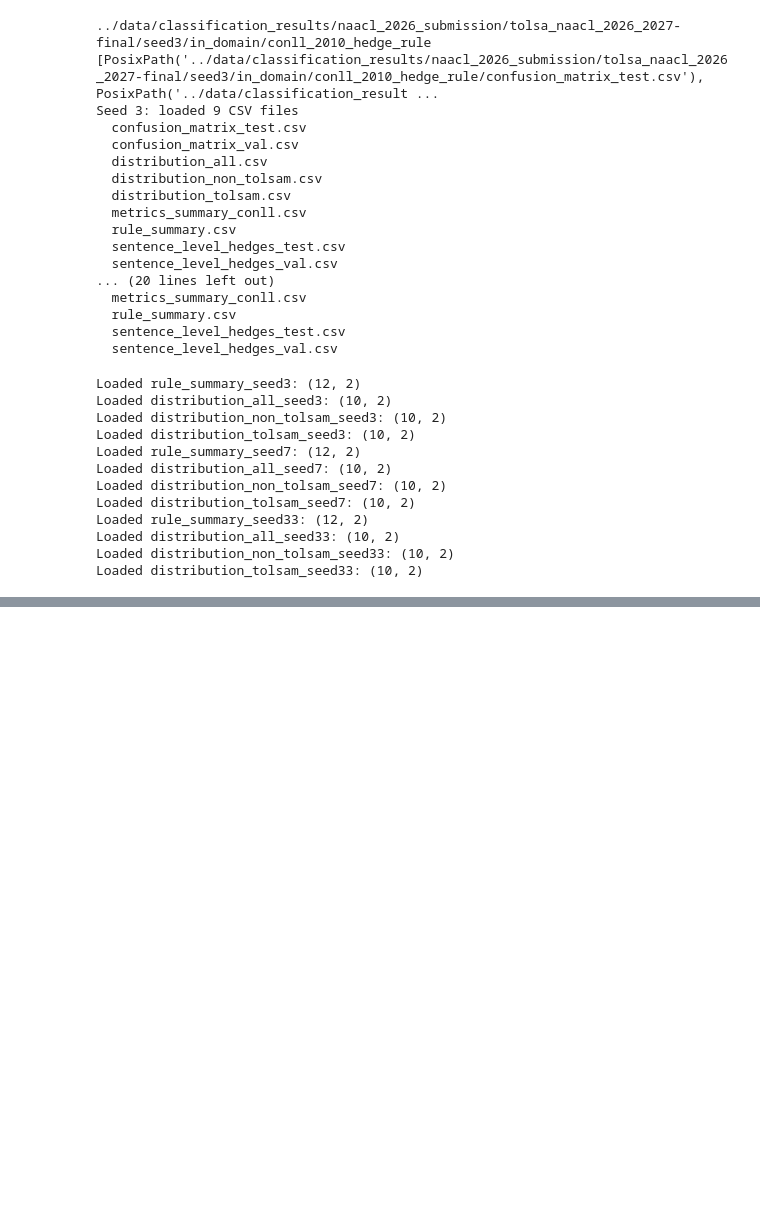
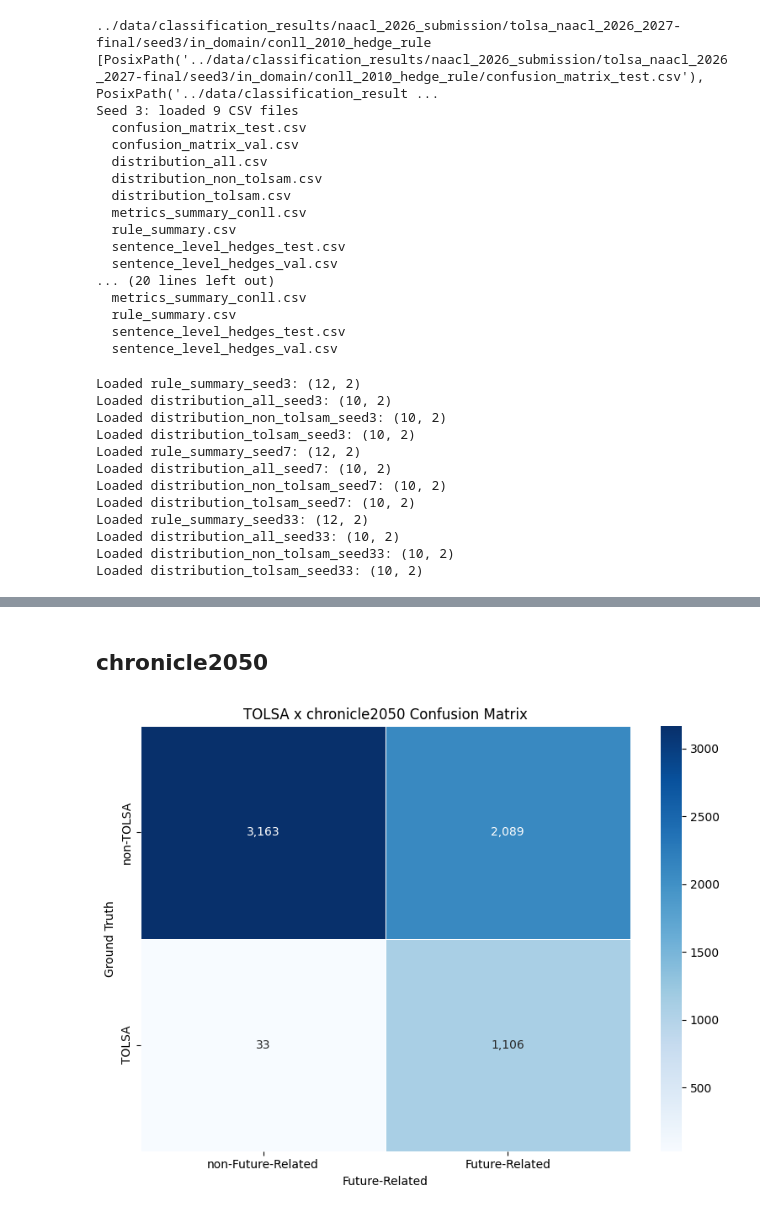
Before and after one commit to ufdatastudio/predictions, a Jupyter notebook: notebook_experiments/naacl_26_27-vizualize_classification_results.ipynb, the cells around one changed output, grey strips where cells are left out. Cells and saved outputs as stored; diff of their text form; code cells hidden in the pictures; blank space fills up the shorter version.

Commit message:
confusion matricies combined

```diff
--- a/notebook_experiments/naacl_26_27-vizualize_classification_results.ipynb
+++ b/notebook_experiments/naacl_26_27-vizualize_classification_results.ipynb
@@ -1112,0 +1193,35 @@ plt.show()
+# %% [markdown]
+## chronicle2050
+# %%
+import matplotlib.pyplot as plt
+import numpy as np
+import seaborn as sns
+
+# Rows = Ground Truth (0 = non-TOLSA, 1 = TOLSA)
+# Columns = Future-Related (0 = non-Future-Related, 1 = Future-Related)
+confusion_matrix = np.array([
+    [3163, 2089],  # Ground Truth 0: predicted 0, predicted 1
+    [33,   1106],  # Ground Truth 1: predicted 0, predicted 1
+])
+
+row_labels = ["non-TOLSA", "TOLSA"]
+col_labels = ["non-Future-Related", "Future-Related"]
+
+plt.figure(figsize=(8, 6))
+sns.heatmap(
+    confusion_matrix,
+    annot=True,
+    fmt=",",
+    cmap="Blues",
+    linewidths=0.5,
+    xticklabels=col_labels,
+    yticklabels=row_labels,
+)
+
+plt.xlabel("Future-Related")
+plt.ylabel("Ground Truth")
+plt.title("TOLSA x chronicle2050 Confusion Matrix")
+plt.tight_layout()
+plt.show()
+# %% [output]
+[figure, added]
```
Also changed, not shown: parts of 14 cells of this notebook.
